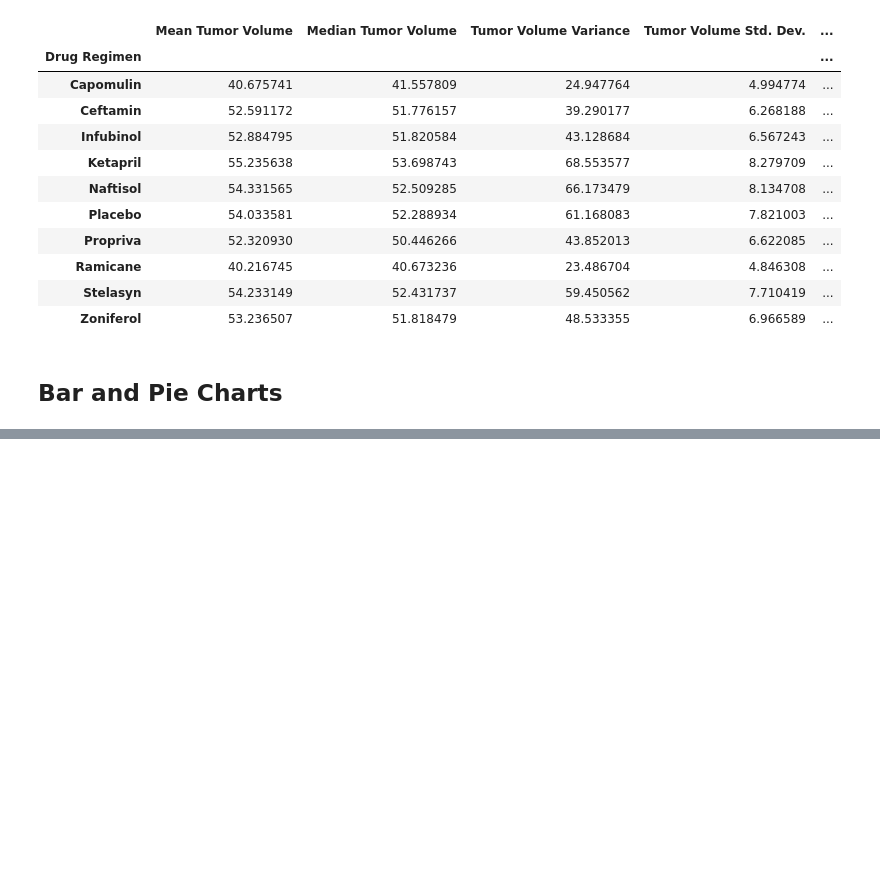
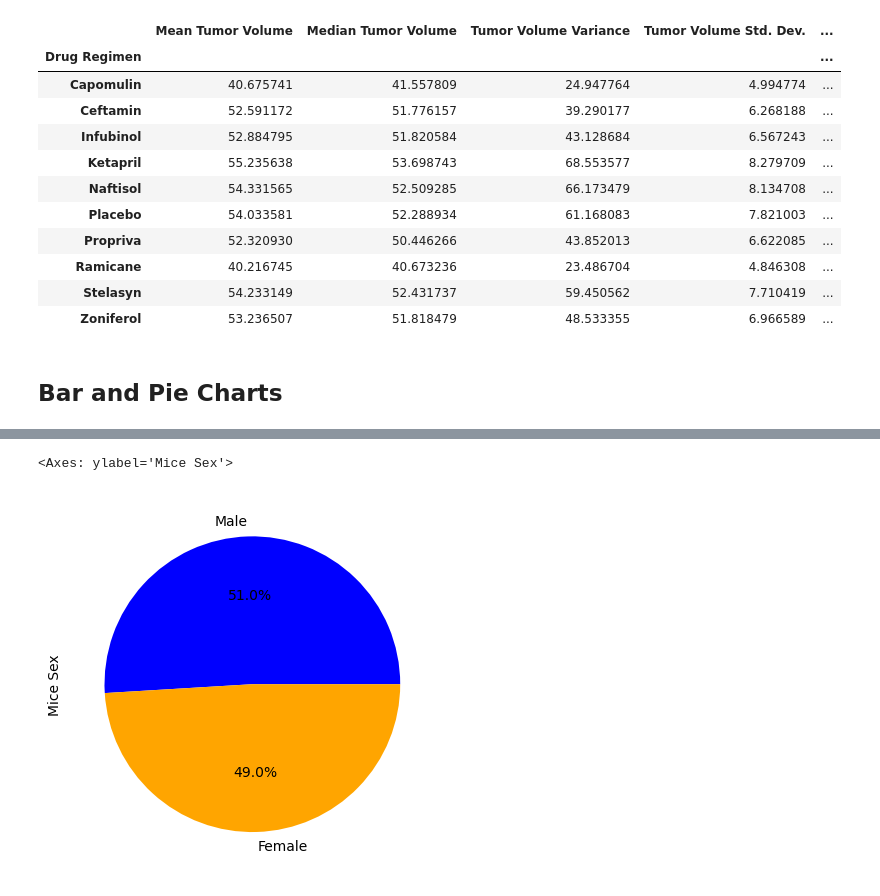
Before and after one commit to danielmolina81/visualization-challenge, a Jupyter notebook: pymaceuticals.ipynb, the cells around one changed output, grey strips where cells are left out. Saved outputs shown, nothing was run; the diff lists cells and outputs as text; code cells hidden in the pictures; blank space fills up the shorter version.

```diff
--- a/pymaceuticals.ipynb
+++ b/pymaceuticals.ipynb
@@ -153,0 +151,7 @@ plt.show()
+# %%
+# Pie chart plot showing percentage of male and female mice (Pandas)
+pie_df = clean_complete_data.groupby("Sex")["Mouse ID"].count().sort_values(ascending= False)
+pie_df.plot(kind="pie", colors= ["b","orange"], labels= ["Male", "Female"], ylabel="Mice Sex", autopct= "%1.1f%%")
+# %% [output]
+<Axes: ylabel='Mice Sex'>
+[figure, added]
```
Also changed, not shown: parts of 10 cells of this notebook, 1 other file.
